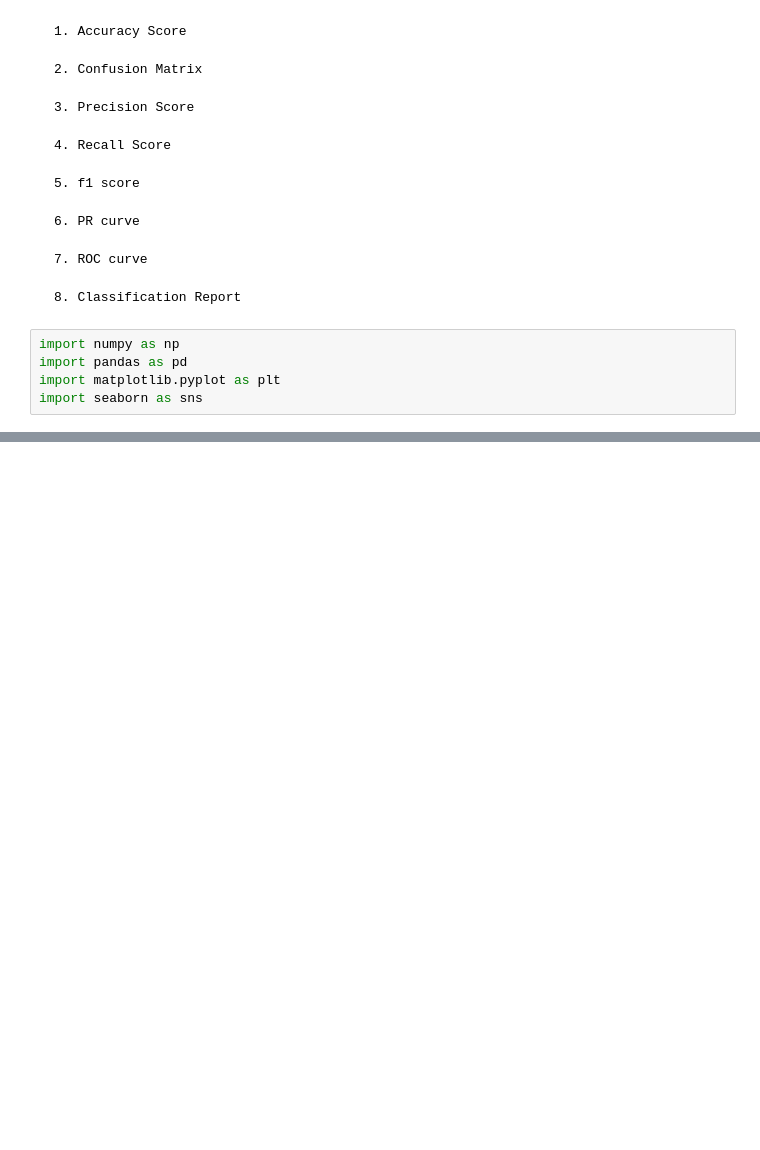
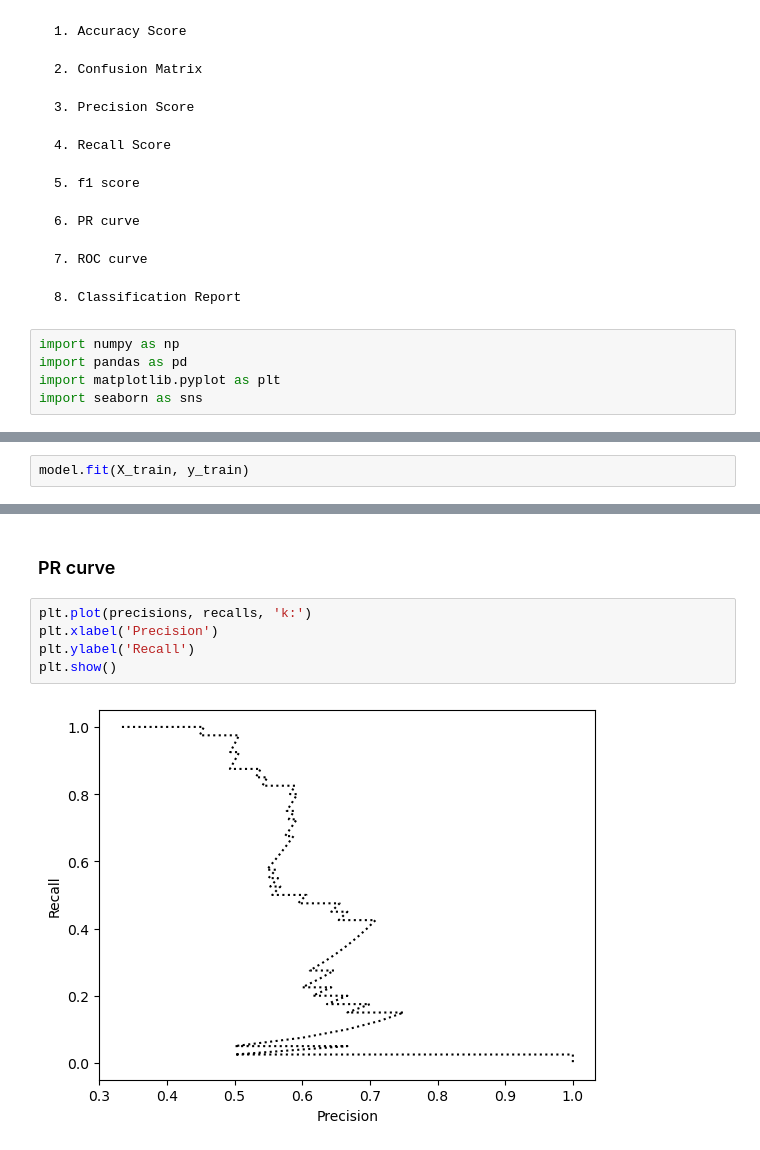
Before and after one commit to DeepratanKushwaha/ML-1-July-24, a Jupyter notebook: 19.Classification matrices.ipynb, the cells around one changed output, grey strips where cells are left out. Drawn from its saved outputs; the diff is of its cells as text; blank space fills up the shorter version.

```diff
--- a/19.Classification matrices.ipynb
+++ b/19.Classification matrices.ipynb
@@ -23,0 +691,2 @@ import seaborn as sns
+# %%
+model.fit(X_train, y_train)
@@ -23,0 +836,9 @@ import seaborn as sns
+# %% [markdown]
+### PR curve
+# %%
+plt.plot(precisions, recalls, 'k:')
+plt.xlabel('Precision')
+plt.ylabel('Recall')
+plt.show()
+# %% [output]
+[figure, added]
```
Also changed, not shown: parts of 87 cells of this notebook.
